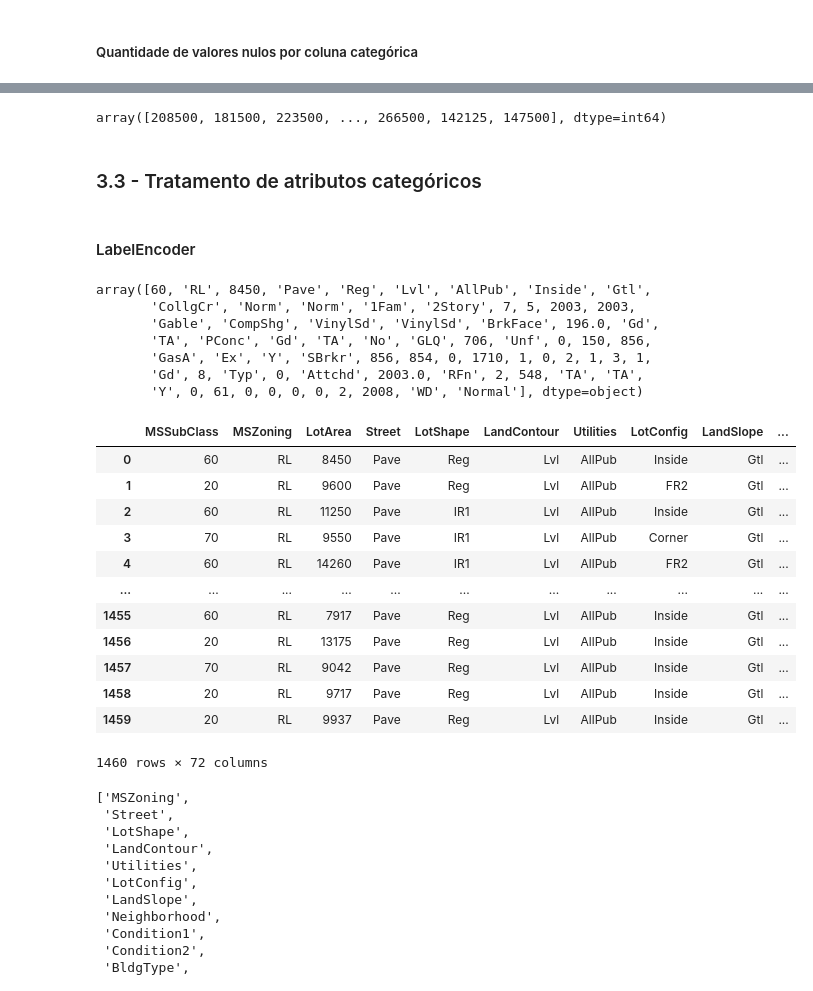
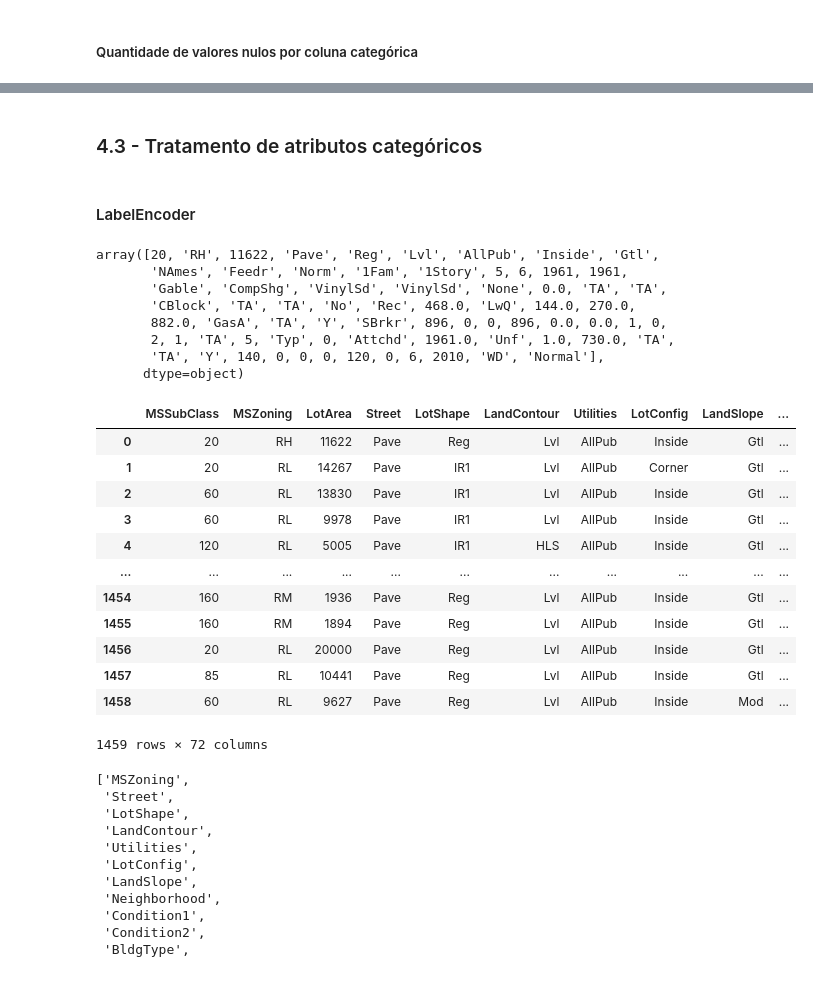
Before and after one commit to rdaniloc/House-Prices, a Jupyter notebook: house-prices-prediction.ipynb, the cells around one changed output, grey strips where cells are left out. Drawn from its saved outputs; the diff is of its cells as text; code cells hidden in the pictures.

Commit message:
Fase de testes dos algorítimos de regressão

```diff
--- a/house-prices-prediction.ipynb
+++ b/house-prices-prediction.ipynb
@@ -801,5 +800,6 @@ colunastest_com_valores_nulos
  'GarageCars',
  'GarageArea']
 # %%
-imputer = imp_constat.fit(train_data[colunas_com_valores_nulos])
-train_data[colunas_com_valores_nulos] = imputer.transform(train_data[colunas_com_valores_nulos])
+imp_constat = SimpleImputer(missing_values=np.nan, strategy='median')
+imputer = imp_constat.fit(teste_data[colunastest_com_valores_nulos])
+teste_data[colunastest_com_valores_nulos] = imputer.transform(teste_data[colunastest_com_valores_nulos])
@@ -848,6 +832,6 @@ imp_constat = SimpleImputer(missing_values=np.nan, strategy='constant')
 # %% [markdown]
 ##### Quantidade de valores nulos por coluna categórica
 # %%
-nulos2 = train_categoricos.isnull().sum()
+nulos2 = teste_categoricos.isnull().sum()
 nulos2.head(50)
 # %% [output]
@@ -890,3 +879,3 @@ colunas_com_valores_nulos
 # %%
-imputer = imp_constat.fit(train_data[colunas_com_valores_nulos])
-train_data[colunas_com_valores_nulos] = imputer.transform(train_data[colunas_com_valores_nulos])
+imputer = imp_constat.fit(teste_data[colunas_com_valores_nulos])
+teste_data[colunas_com_valores_nulos] = imputer.transform(teste_data[colunas_com_valores_nulos])
@@ -949,8 +926,4 @@ y_train_data = train_data.iloc[:, -1].values
-# %%
-y_train_data
-# %% [output]
-array([208500, 181500, 223500, ..., 266500, 142125, 147500], dtype=int64)
 # %% [markdown]
-### 3.3 - Tratamento de atributos categóricos
+### 4.3 - Tratamento de atributos categóricos
 # %% [markdown]
 #### LabelEncoder
@@ -959,29 +930,30 @@ from sklearn.preprocessing import LabelEncoder
 # %%
-X_train_data[0]
+X_teste_data[0]
 # %% [output]
-array([60, 'RL', 8450, 'Pave', 'Reg', 'Lvl', 'AllPub', 'Inside', 'Gtl',
-       'CollgCr', 'Norm', 'Norm', '1Fam', '2Story', 7, 5, 2003, 2003,
-       'Gable', 'CompShg', 'VinylSd', 'VinylSd', 'BrkFace', 196.0, 'Gd',
-       'TA', 'PConc', 'Gd', 'TA', 'No', 'GLQ', 706, 'Unf', 0, 150, 856,
-       'GasA', 'Ex', 'Y', 'SBrkr', 856, 854, 0, 1710, 1, 0, 2, 1, 3, 1,
-       'Gd', 8, 'Typ', 0, 'Attchd', 2003.0, 'RFn', 2, 548, 'TA', 'TA',
-       'Y', 0, 61, 0, 0, 0, 0, 2, 2008, 'WD', 'Normal'], dtype=object)
+array([20, 'RH', 11622, 'Pave', 'Reg', 'Lvl', 'AllPub', 'Inside', 'Gtl',
+       'NAmes', 'Feedr', 'Norm', '1Fam', '1Story', 5, 6, 1961, 1961,
+       'Gable', 'CompShg', 'VinylSd', 'VinylSd', 'None', 0.0, 'TA', 'TA',
+       'CBlock', 'TA', 'TA', 'No', 'Rec', 468.0, 'LwQ', 144.0, 270.0,
+       882.0, 'GasA', 'TA', 'Y', 'SBrkr', 896, 0, 0, 896, 0.0, 0.0, 1, 0,
+       2, 1, 'TA', 5, 'Typ', 0, 'Attchd', 1961.0, 'Unf', 1.0, 730.0, 'TA',
+       'TA', 'Y', 140, 0, 0, 0, 120, 0, 6, 2010, 'WD', 'Normal'],
+      dtype=object)
 # %%
-train_data.columns
-train_data_X_train = train_data.drop(columns=['Id', 'SalePrice'], axis=1)
-train_data_X_train
+teste_data.columns
+teste_data_X_teste = teste_data.drop(columns=['Id'], axis=1)
+teste_data_X_teste
 # %% [output]
 |  | MSSubClass | MSZoning | LotArea | Street | LotShape | LandContour | Utilities | LotConfig | LandSlope | ... |
-| 0 | 60 | RL | 8450 | Pave | Reg | Lvl | AllPub | Inside | Gtl | ... |
-| 1 | 20 | RL | 9600 | Pave | Reg | Lvl | AllPub | FR2 | Gtl | ... |
-| 2 | 60 | RL | 11250 | Pave | IR1 | Lvl | AllPub | Inside | Gtl | ... |
-| 3 | 70 | RL | 9550 | Pave | IR1 | Lvl | AllPub | Corner | Gtl | ... |
-| 4 | 60 | RL | 14260 | Pave | IR1 | Lvl | AllPub | FR2 | Gtl | ... |
+| 0 | 20 | RH | 11622 | Pave | Reg | Lvl | AllPub | Inside | Gtl | ... |
+| 1 | 20 | RL | 14267 | Pave | IR1 | Lvl | AllPub | Corner | Gtl | ... |
+| 2 | 60 | RL | 13830 | Pave | IR1 | Lvl | AllPub | Inside | Gtl | ... |
+| 3 | 60 | RL | 9978 | Pave | IR1 | Lvl | AllPub | Inside | Gtl | ... |
+| 4 | 120 | RL | 5005 | Pave | IR1 | HLS | AllPub | Inside | Gtl | ... |
 | ... | ... | ... | ... | ... | ... | ... | ... | ... | ... | ... |
-| 1455 | 60 | RL | 7917 | Pave | Reg | Lvl | AllPub | Inside | Gtl | ... |
-| 1456 | 20 | RL | 13175 | Pave | Reg | Lvl | AllPub | Inside | Gtl | ... |
-| 1457 | 70 | RL | 9042 | Pave | Reg | Lvl | AllPub | Inside | Gtl | ... |
-| 1458 | 20 | RL | 9717 | Pave | Reg | Lvl | AllPub | Inside | Gtl | ... |
-| 1459 | 20 | RL | 9937 | Pave | Reg | Lvl | AllPub | Inside | Gtl | ... |
+| 1454 | 160 | RM | 1936 | Pave | Reg | Lvl | AllPub | Inside | Gtl | ... |
+| 1455 | 160 | RM | 1894 | Pave | Reg | Lvl | AllPub | Inside | Gtl | ... |
+| 1456 | 20 | RL | 20000 | Pave | Reg | Lvl | AllPub | Inside | Gtl | ... |
+| 1457 | 85 | RL | 10441 | Pave | Reg | Lvl | AllPub | Inside | Gtl | ... |
+| 1458 | 60 | RL | 9627 | Pave | Reg | Lvl | AllPub | Inside | Mod | ... |
-1460 rows × 72 columns
+1459 rows × 72 columns
 # %%
```
Also changed, not shown: parts of 54 cells of this notebook.
